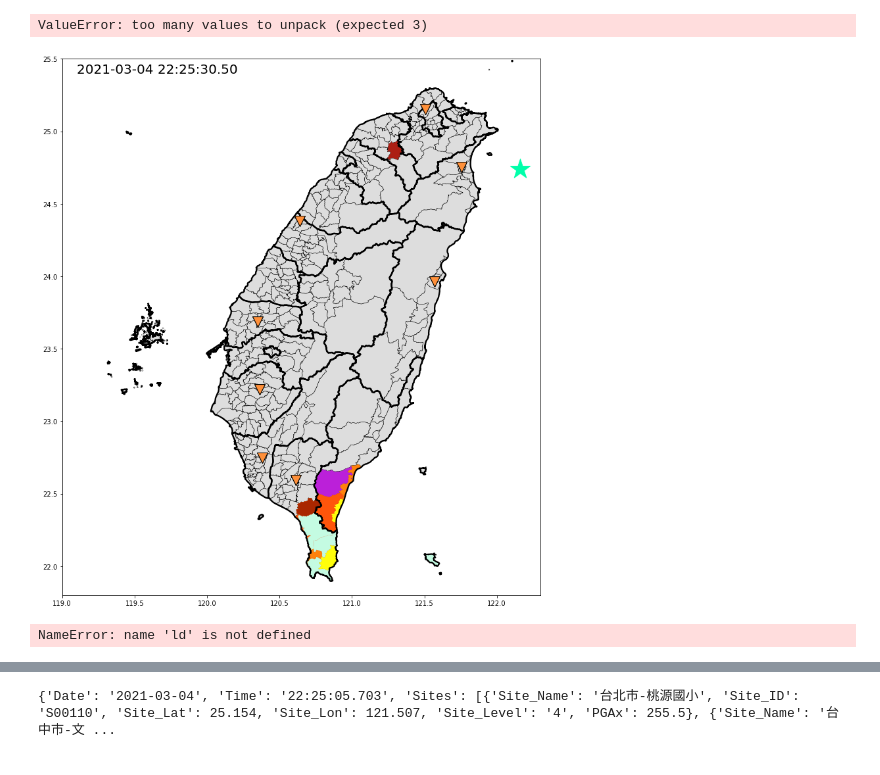
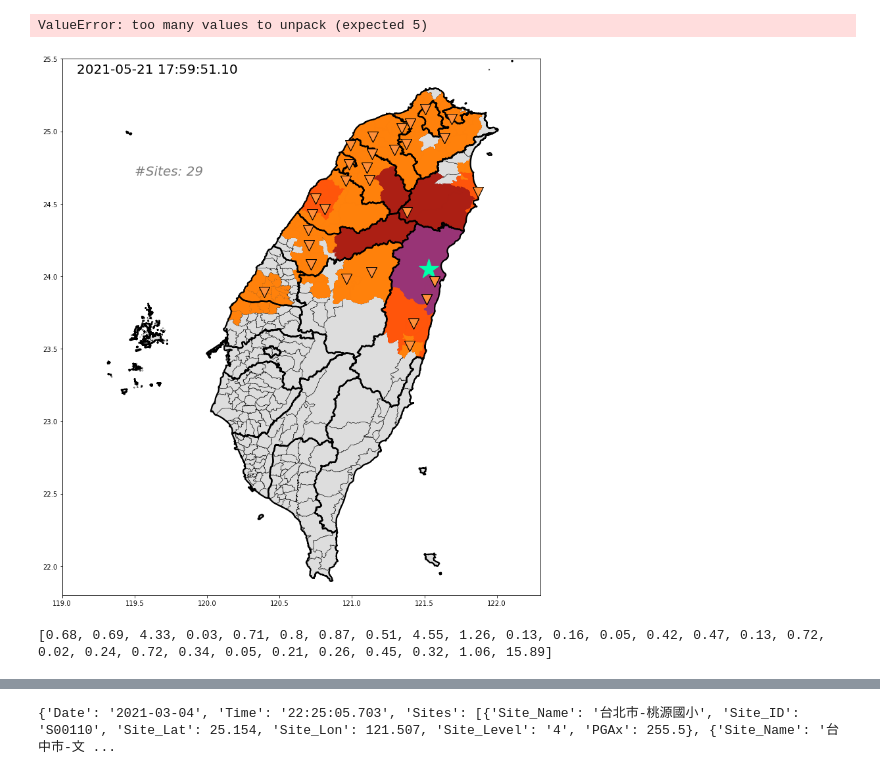
Before and after one commit to HONGLK/eqreplay, a Jupyter notebook: map_geopandas.ipynb, the cells around one changed output, grey strips where cells are left out. Drawn from its saved outputs; the diff is of its cells as text; code cells hidden in the pictures.

```diff
--- a/map_geopandas.ipynb
+++ b/map_geopandas.ipynb
@@ -14,7 +14,7 @@ from matplotlib.colors import LinearSegmentedColormap
 shapefile_path = os.path.join(os.getcwd(), "shapefile")
 
 #cwbxml
-with open(os.getcwd()+"\\xml\\cwb.xml", encoding="utf-8") as xml_file:
+with open(os.getcwd()+"\\xml\\4-18-2.xml", encoding="utf-8") as xml_file:
     data_dict = xmltodict.parse(xml_file.read())
     cwb_data = json.loads(json.dumps(data_dict, ensure_ascii=False).encode("utf-8").decode())
     Identifier = cwb_data["earthquake"]["identifier"]
@@ -41,12 +41,14 @@ crs = county.crs
 
 # variables #
 #data
-mqtt_data = "testdata.json"
-site_data = "testsite.json"
+mqtt_data = "alarm1_new.json"
+site_data = "site1_new.json"
+trigger_site = []
+trigger_cwb = 0
 
 frame_rate = 0.1 #10 frame/per second
-p_radius = 0.095
-s_radius = 0.35
+s_radius = 0.045
+p_radius = 0.055
 
 #zero point
 origin_x = 119
@@ -64,8 +66,9 @@ data = ld.load_data(mqtt_data)
 
 #site_data
 site_df = ld.load_site(site_data)
+#print(site_df)
 site_geo = gpd.GeoDataFrame(site_df, geometry=gpd.points_from_xy(site_df.Site_Lon, site_df.Site_Lat))
 site_times = list(set(site_df.Datetime.tolist()))
-
+site_times.sort()
 print(site_times)
 # %% [output]
@@ -103,6 +106,8 @@ l1.set_xlim(minx, maxx)
 l1.set_ylim(miny, maxy)
 current_time = (datetime.strptime(Origintime.replace("T", " "), "%Y-%m-%d %H:%M:%S+08:00"))
 axes_time = axes.text(minx+0.1,maxy-0.1,(datetime.strptime(Origintime.replace("T", " "), "%Y-%m-%d %H:%M:%S+08:00")), size=t_size)
+axes_site_count = axes.text(119.5, 24.7, "#Sites:"+str(len(trigger_site)), size=t_size, style='italic', c="gray")
+
 
 #plotting eq_center
 eq_center = pd.DataFrame({"Name":"eq_center", "Latitude":[Lat], "Longitude":[Lon]})
@@ -110,7 +115,7 @@ eq_center = gpd.GeoDataFrame(eq_center, geometry=gpd.points_from_xy(eq_center.Lo
 eq_center.plot(ax=axes, color="#00ffaa", marker="*", markersize=1000, zorder=3)
 op = 0 #temproary
 
-p_radius, s_radius, current_time = gen_gap_frame(axes, current_time, site_times, site_geo, gap_list, frame_rate, axes.texts, p_radius, s_radius)
+p_radius, s_radius, current_time, trigger_site, trigger_cwb = gen_gap_frame(axes, current_time, site_times, site_geo, gap_list, frame_rate, axes.texts, p_radius, s_radius, trigger_site, trigger_cwb)
 
 print("1",current_time)
 for item in data:
@@ -141,18 +146,18 @@ for item in data:
         draw = draw.assign(Intensity = data.loc[i, "Intensity"])
         draw_area = draw_area.append(draw)
 
-    p_circle = plt.Circle((Lon, Lat), radius=p_radius, color="red", lw=2.0, fill=False)
+    p_circle = plt.Circle((Lon, Lat), radius=p_radius, color="red", lw=2.0, ls="--", fill=False)
     axes.add_patch(p_circle)
-    s_circle = plt.Circle((Lon, Lat), radius=s_radius, color="red", lw=2.0, ls="--", fill=False)
+    s_circle = plt.Circle((Lon, Lat), radius=s_radius, color="red", lw=2.0, fill=False)
     axes.add_patch(s_circle)
     draw_area.plot("Intensity", ax=axes, cmap=cmap, norm=norm)
-    axes.texts[-1].set_text(current_time_str.replace("_",":"))
+    axes.texts[-2].set_text(current_time_str.replace("_",":"))
     axes.figure.savefig(current_time_str+".png")#str(current_time).replace(":", "_")+".png")
 
     p_circle.remove()
     s_circle.remove()
     op += 1
 
-    p_radius, s_radius, current_time = gen_gap_frame(axes, current_time, site_times, site_geo, gap_list, frame_rate, axes.texts, p_radius, s_radius)
+    p_radius, s_radius, current_time, trigger_site, trigger_cwb = gen_gap_frame(axes, current_time, site_times, site_geo, gap_list, frame_rate, axes.texts, p_radius, s_radius, trigger_site, trigger_cwb)
     print("2",current_time)
 # %% [output]
@@ -176,5 +181,5 @@ plot site
-ValueError: too many values to unpack (expected 3)
+ValueError: too many values to unpack (expected 5)
-[figure, old version]
+[figure, new version]
 # %%
 def gen_gap_list(data, cwb_origin_time):
     gap_list = []
@@ -198,5 +203,5 @@ def gen_gap_list(data, cwb_origin_time):
 gap_list = gen_gap_list(ld.load_data(mqtt_data), cwb_origin_time)
 print(gap_list)
 # %% [output]
-NameError: name 'ld' is not defined
+[0.68, 0.69, 4.33, 0.03, 0.71, 0.8, 0.87, 0.51, 4.55, 1.26, 0.13, 0.16, 0.05, 0.42, 0.47, 0.13, 0.72, 0.02, 0.24, 0.72, 0.34, 0.05, 0.21, 0.26, 0.45, 0.32, 1.06, 15.89]
 # %%
```
Also changed, not shown: parts of 4 cells of this notebook, 12 other files.
